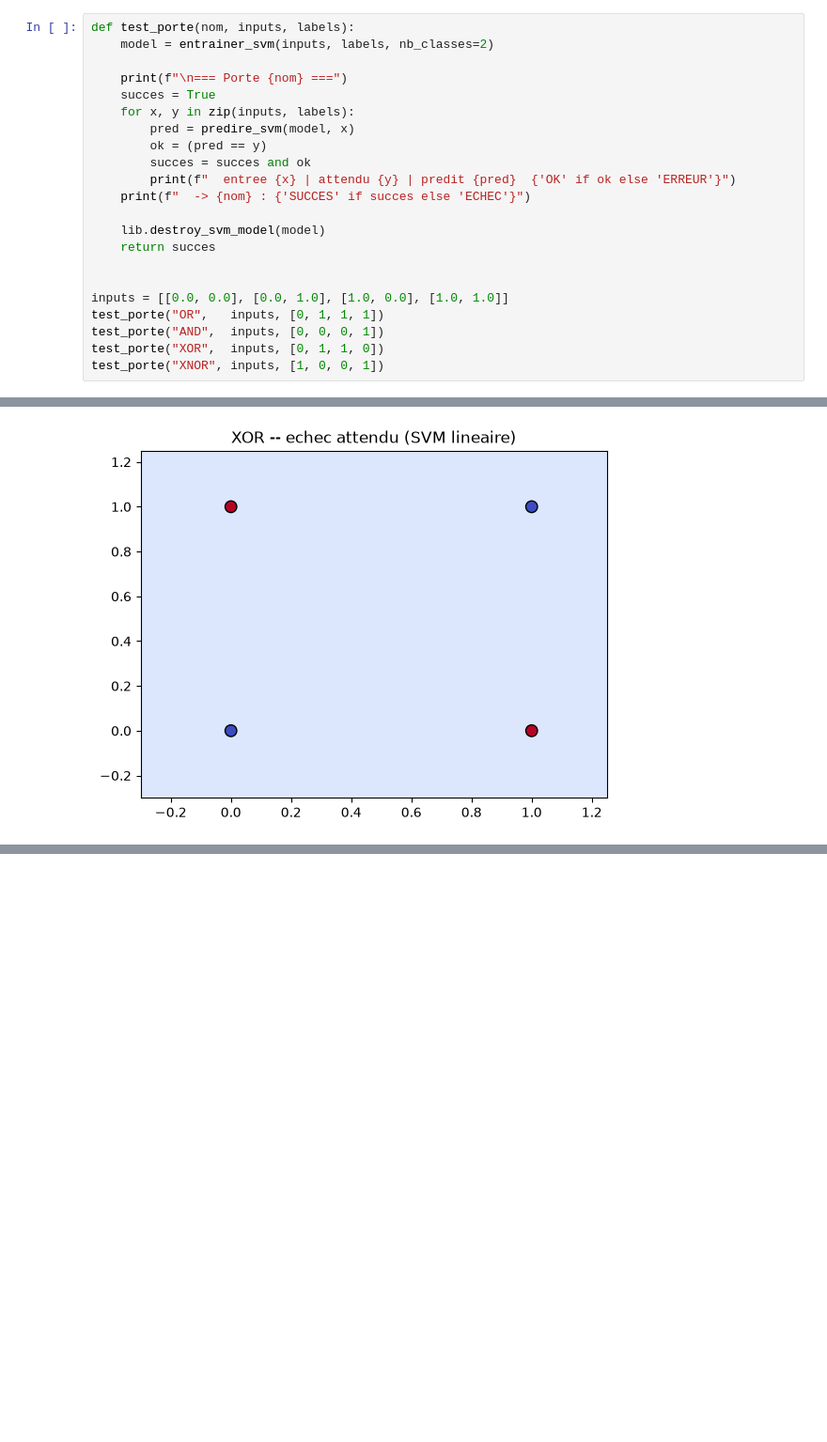
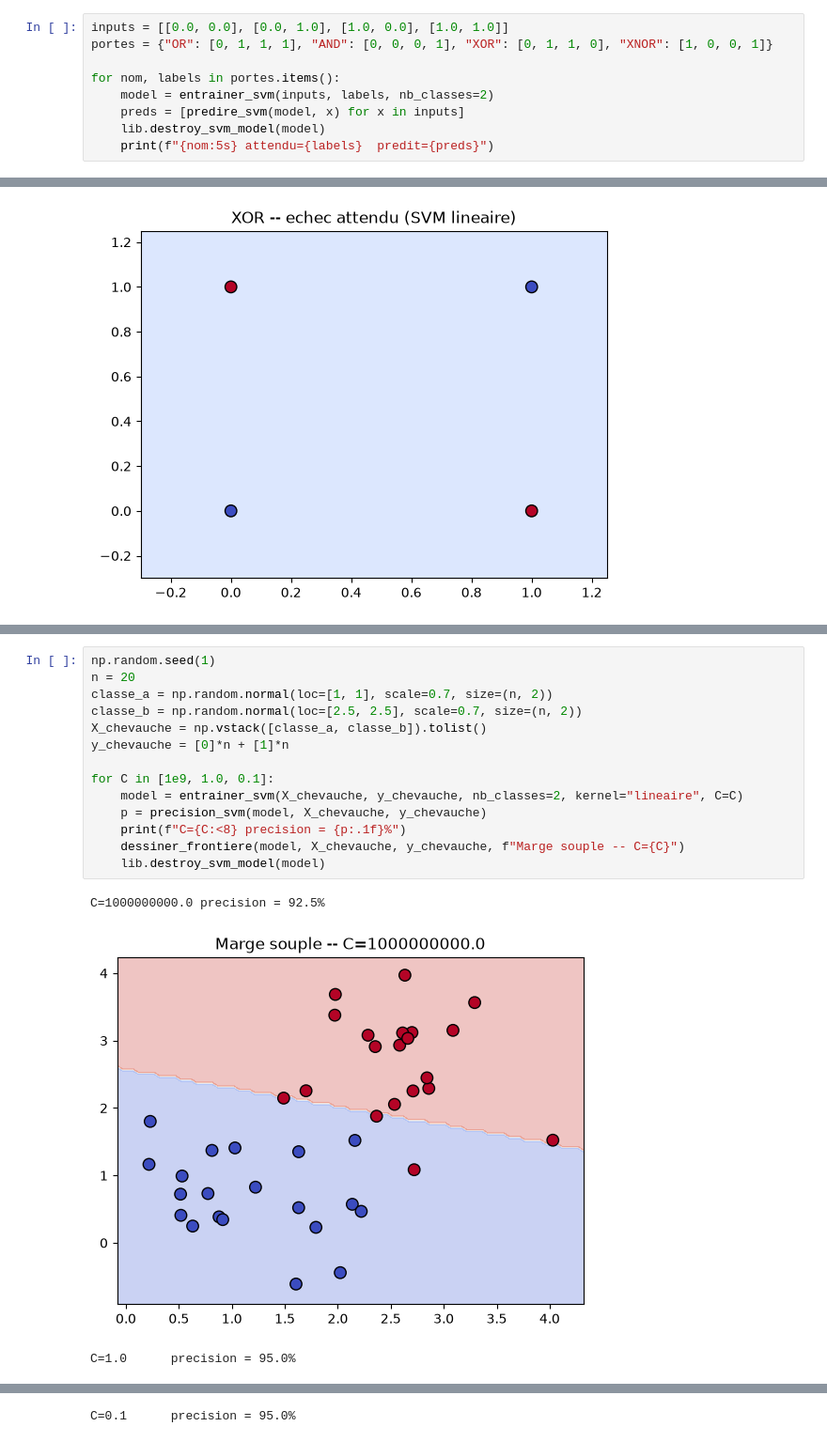
Before and after one commit to AbdelkrimAKKAL/Projet_Annual_IA, a Jupyter notebook: jupyter/svm.ipynb, the cells around one changed output, grey strips where cells are left out. Shown at 94% size. Drawn from its saved outputs; the diff is of its cells as text; blank space fills up the shorter version.

```diff
--- a/jupyter/svm.ipynb
+++ b/jupyter/svm.ipynb
@@ -31,25 +33,12 @@ def dessiner_frontiere(model, X, labels, titre):
 # %% [markdown]
 ## 1. Cas logiques
 # %%
-def test_porte(nom, inputs, labels):
+inputs = [[0.0, 0.0], [0.0, 1.0], [1.0, 0.0], [1.0, 1.0]]
+portes = {"OR": [0, 1, 1, 1], "AND": [0, 0, 0, 1], "XOR": [0, 1, 1, 0], "XNOR": [1, 0, 0, 1]}
+
+for nom, labels in portes.items():
     model = entrainer_svm(inputs, labels, nb_classes=2)
-
-    print(f"\n=== Porte {nom} ===")
-    succes = True
-    for x, y in zip(inputs, labels):
-        pred = predire_svm(model, x)
-        ok = (pred == y)
-        succes = succes and ok
-        print(f"  entree {x} | attendu {y} | predit {pred}  {'OK' if ok else 'ERREUR'}")
-    print(f"  -> {nom} : {'SUCCES' if succes else 'ECHEC'}")
-
+    preds = [predire_svm(model, x) for x in inputs]
     lib.destroy_svm_model(model)
-    return succes
-
-
-inputs = [[0.0, 0.0], [0.0, 1.0], [1.0, 0.0], [1.0, 1.0]]
-test_porte("OR",   inputs, [0, 1, 1, 1])
-test_porte("AND",  inputs, [0, 0, 0, 1])
-test_porte("XOR",  inputs, [0, 1, 1, 0])
-test_porte("XNOR", inputs, [1, 0, 0, 1])
+    print(f"{nom:5s} attendu={labels}  predit={preds}")
 # %% [output]
@@ -94,0 +113,18 @@ lib.destroy_svm_model(model_xor)
+# %%
+np.random.seed(1)
+n = 20
+classe_a = np.random.normal(loc=[1, 1], scale=0.7, size=(n, 2))
+classe_b = np.random.normal(loc=[2.5, 2.5], scale=0.7, size=(n, 2))
+X_chevauche = np.vstack([classe_a, classe_b]).tolist()
+y_chevauche = [0]*n + [1]*n
+
+for C in [1e9, 1.0, 0.1]:
+    model = entrainer_svm(X_chevauche, y_chevauche, nb_classes=2, kernel="lineaire", C=C)
+    p = precision_svm(model, X_chevauche, y_chevauche)
+    print(f"C={C:<8} precision = {p:.1f}%")
+    dessiner_frontiere(model, X_chevauche, y_chevauche, f"Marge souple -- C={C}")
+    lib.destroy_svm_model(model)
+# %% [output]
+C=1000000000.0 precision = 92.5%
+[figure, added]
+C=1.0      precision = 95.0%
@@ -94,0 +132 @@ lib.destroy_svm_model(model_xor)
+C=0.1      precision = 95.0%
```
Also changed, not shown: parts of 9 cells of this notebook, 3 other files.
